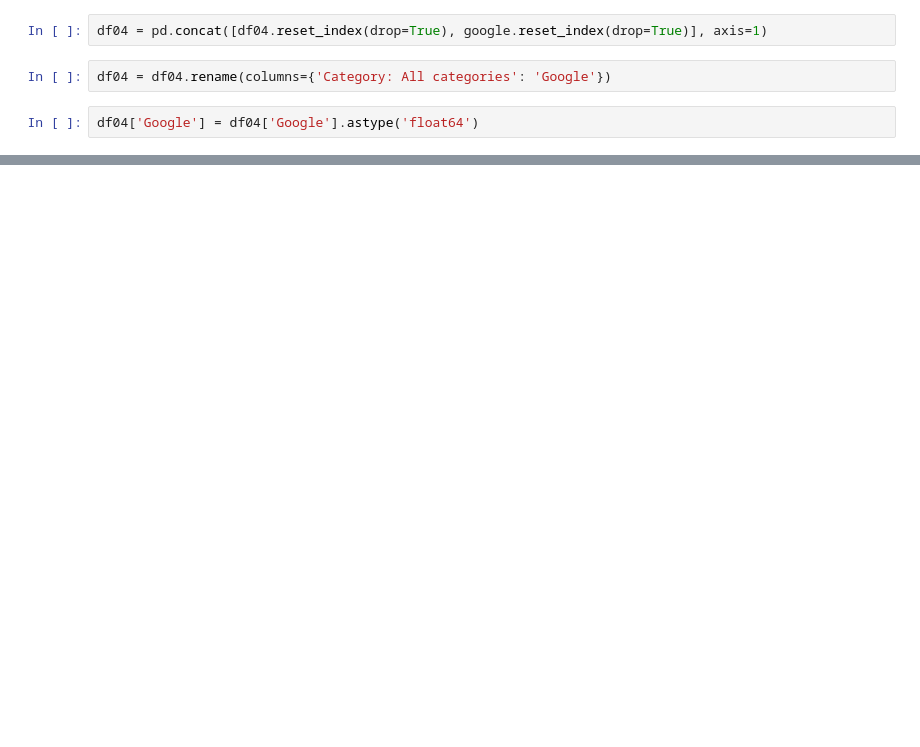
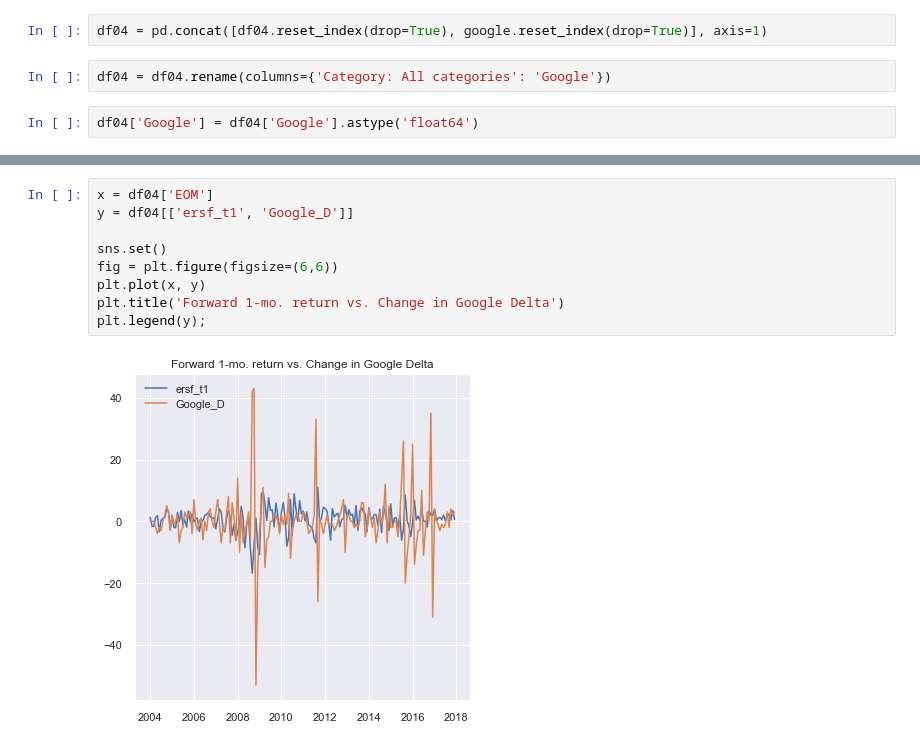
Before and after one commit to maks-p/Momentum_X_Sentiment, a Jupyter notebook: v2_momentum_x_sentiment.ipynb, the cells around one changed output, grey strips where cells are left out. Saved outputs shown, nothing was run; the diff lists cells and outputs as text; blank space fills up the shorter version.

```diff
--- a/v2_momentum_x_sentiment.ipynb
+++ b/v2_momentum_x_sentiment.ipynb
@@ -563,0 +521,11 @@ plt.show();
+# %%
+x = df04['EOM']
+y = df04[['ersf_t1', 'Google_D']]
+
+sns.set()
+fig = plt.figure(figsize=(6,6))
+plt.plot(x, y)
+plt.title('Forward 1-mo. return vs. Change in Google Delta')
+plt.legend(y);
+# %% [output]
+[figure, added]
```
Also changed, not shown: parts of 97 cells of this notebook, 6 other files.
